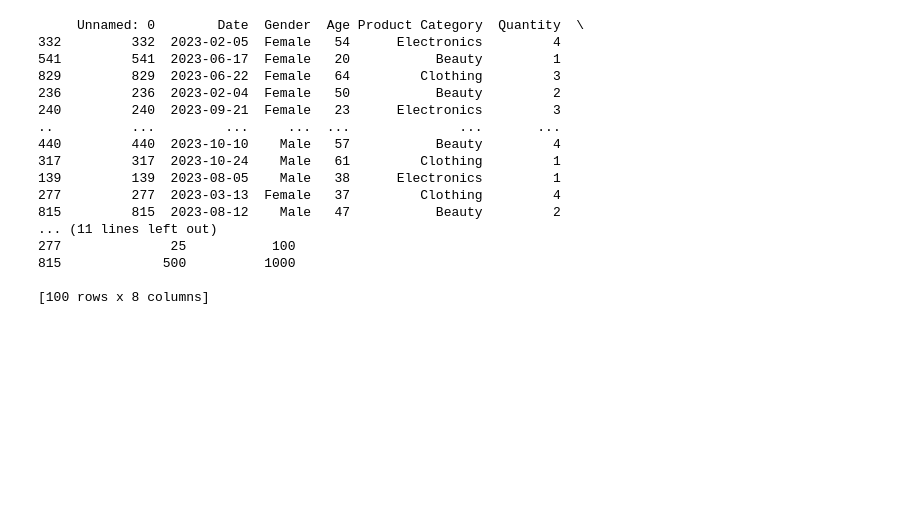
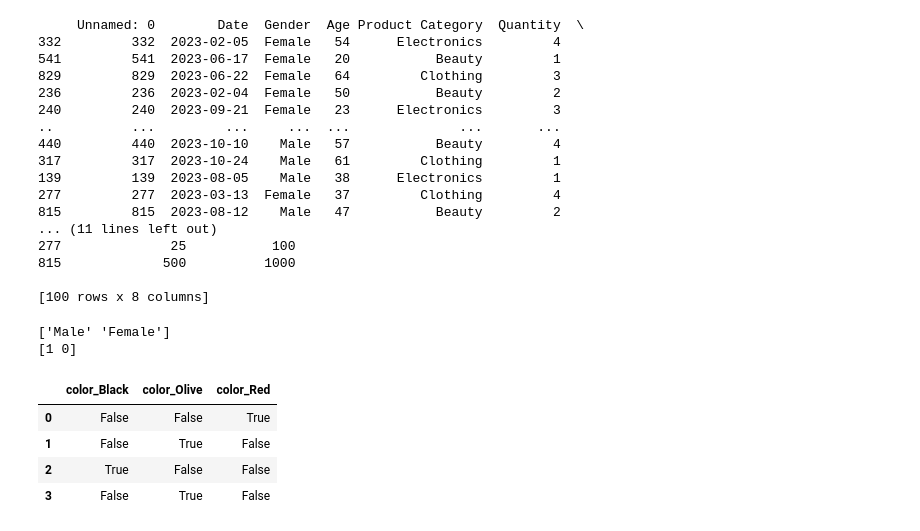
Before and after one commit to yash144-code/python-practice.ipynb, a Jupyter notebook: datascience(1).ipynb, the cells around one changed output. Drawn from its saved outputs; the diff is of its cells as text; code cells hidden in the pictures; blank space fills up the shorter version.

```diff
--- a/datascience(1).ipynb
+++ b/datascience(1).ipynb
@@ -903,3 +903,30 @@ print(sample)
 815             500          1000
 
 [100 rows x 8 columns]
+# %%
+import pandas as pd
+from sklearn.preprocessing import LabelEncoder
+
+df = pd.read_csv("Sales Dataset.csv")
+le= LabelEncoder()
+
+print(df["Gender"].unique())
+
+df["Gender"] = le.fit_transform(df["Gender"])
+
+print(df["Gender"].unique())
+# %% [output]
+['Male' 'Female']
+[1 0]
+# %%
+import pandas as pd
+
+df =pd.DataFrame({"color" : ["Red","Olive","Black","Olive"]})
+
+pd.get_dummies(df)
+# %% [output]
+|  | color_Black | color_Olive | color_Red |
+| 0 | False | False | True |
+| 1 | False | True | False |
+| 2 | True | False | False |
+| 3 | False | True | False |
```
Also changed, not shown: parts of 1 cell of this notebook.
